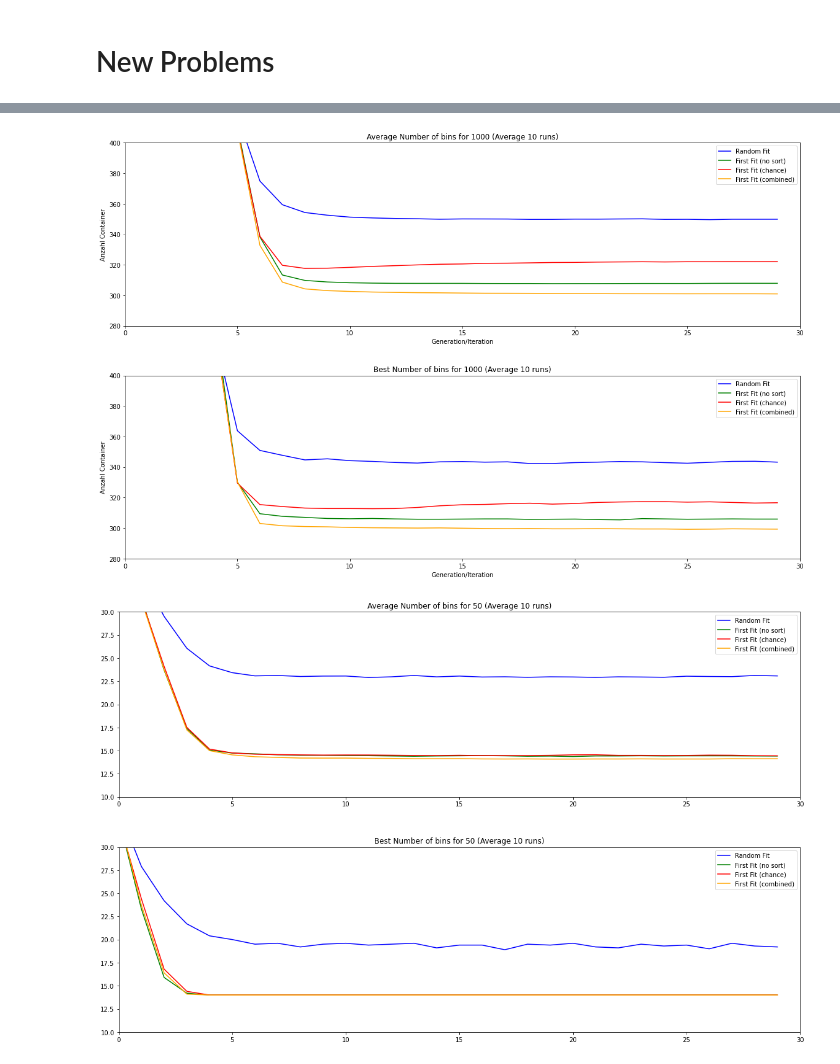
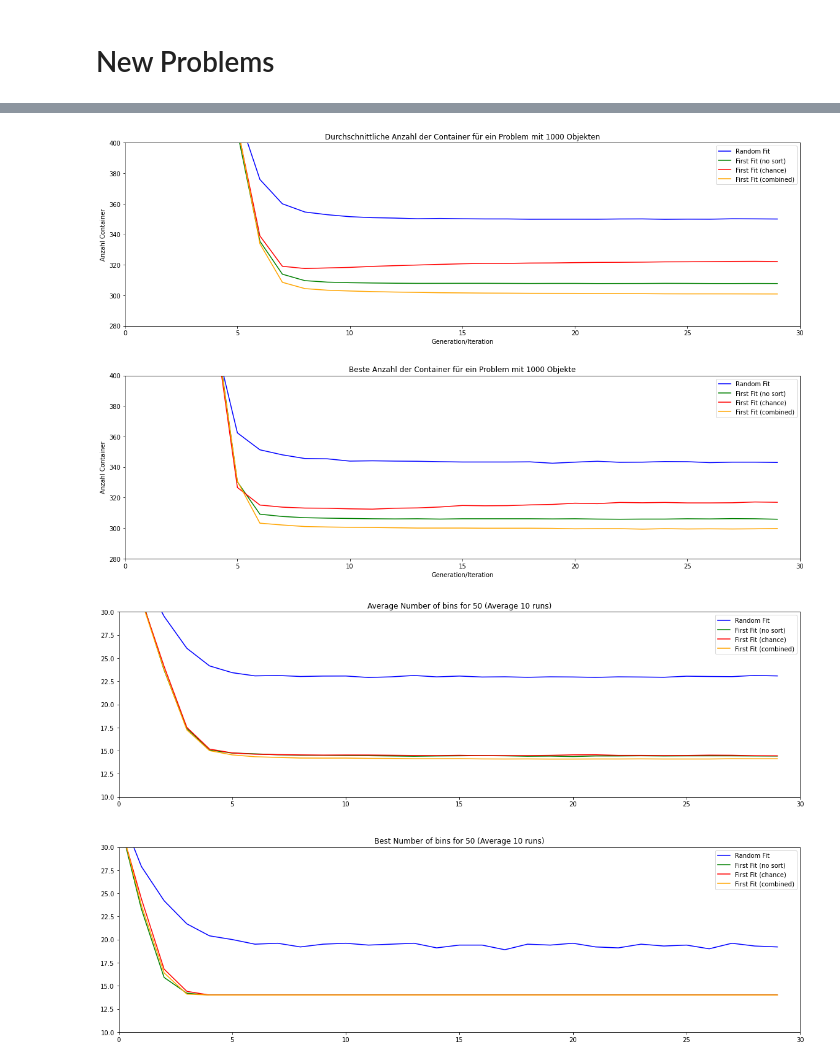
Before and after one commit to schtim/NatureInspiredAlgorithms_Code, a Jupyter notebook: GeneticAlgorithm/TestNotebooks/HeuristicTest.ipynb, the cells around one changed output, grey strips where cells are left out. Saved outputs shown, nothing was run; the diff lists cells and outputs as text; code cells hidden in the pictures.

```diff
--- a/GeneticAlgorithm/TestNotebooks/HeuristicTest.ipynb
+++ b/GeneticAlgorithm/TestNotebooks/HeuristicTest.ipynb
@@ -77,7 +72,7 @@ def plot_heuristic(objects, container_vol, container_weight, xlim, ylim):
     # Punkte visualisieren
     fig, ax = plt.subplots(2,figsize=(16,10))
     fig.tight_layout(h_pad=6)
-    ax[0].set_title(f'Average Number of bins for {amount_obj} (Average {av_number} runs)')
+    ax[0].set_title(f'Durchschnittliche Anzahl der Container für ein Problem mit {amount_obj} Objekten')
     ax[0].plot(x_vals, average_vals_random, color="blue", label = 'Random Fit')
     ax[0].plot(x_vals, average_vals_first_no_sort, color="green", label = 'First Fit (no sort)')
     ax[0].plot(x_vals, average_vals_first_chance, color="red", label = 'First Fit (chance)')
@@ -90,7 +85,7 @@ def plot_heuristic(objects, container_vol, container_weight, xlim, ylim):
     ax[1].set_ylabel("Anzahl Container")
     #ax[0].plot(x_vals, average_vals_first_combined_onesort, color="purple", label = 'First Fit (combined)(onesort)')
     ax[0].legend()
-    ax[1].set_title(f'Best Number of bins for {amount_obj} (Average {av_number} runs)')
+    ax[1].set_title(f'Beste Anzahl der Container für ein Problem mit {amount_obj} Objekte')
     ax[1].plot(x_vals, best_vals_random, color="blue", label = 'Random Fit')
     ax[1].plot(x_vals, best_vals_first_no_sort, color="green", label = 'First Fit (no sort)')
     ax[1].plot(x_vals, best_vals_first_chance, color="red", label = 'First Fit (chance)')
@@ -197,7 +185,7 @@ Optimale Lösungen
 # %%
-plot_heuristic(new_1000_5, new_1000_container[0], new_50_container[1], [0,30],[280,400])
+plot_heuristic(new_1000_5, new_1000_container[0], new_1000_container[1], [0,30],[280,400])
 # %% [output]
-[figure, old version]
+[figure, new version]
 # %%
 plot_heuristic(new_50_5, new_50_container[0], new_50_container[1], [0,30],[10,30])
 # %% [output]
```
Also changed, not shown: parts of 2 cells of this notebook, 2 other files.
